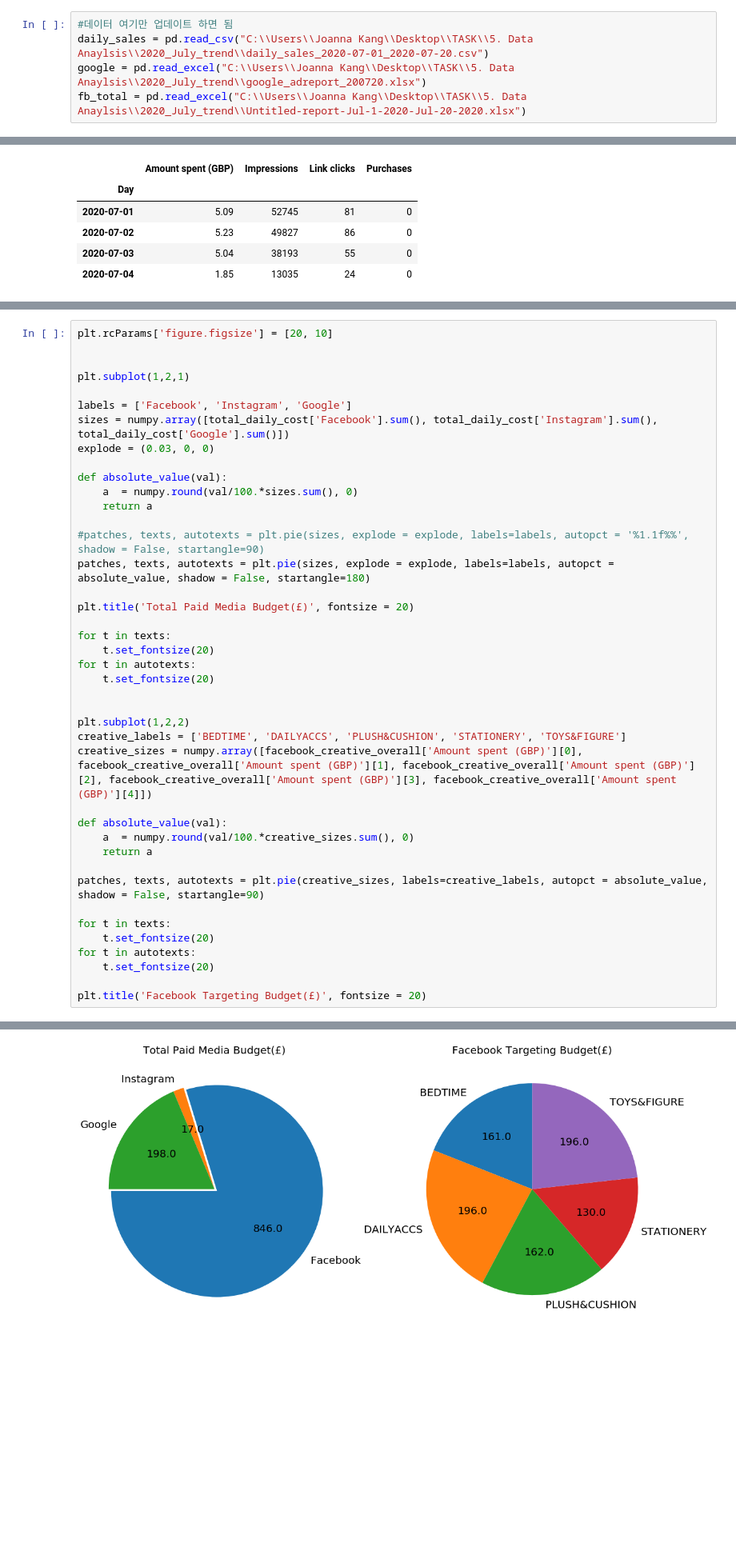
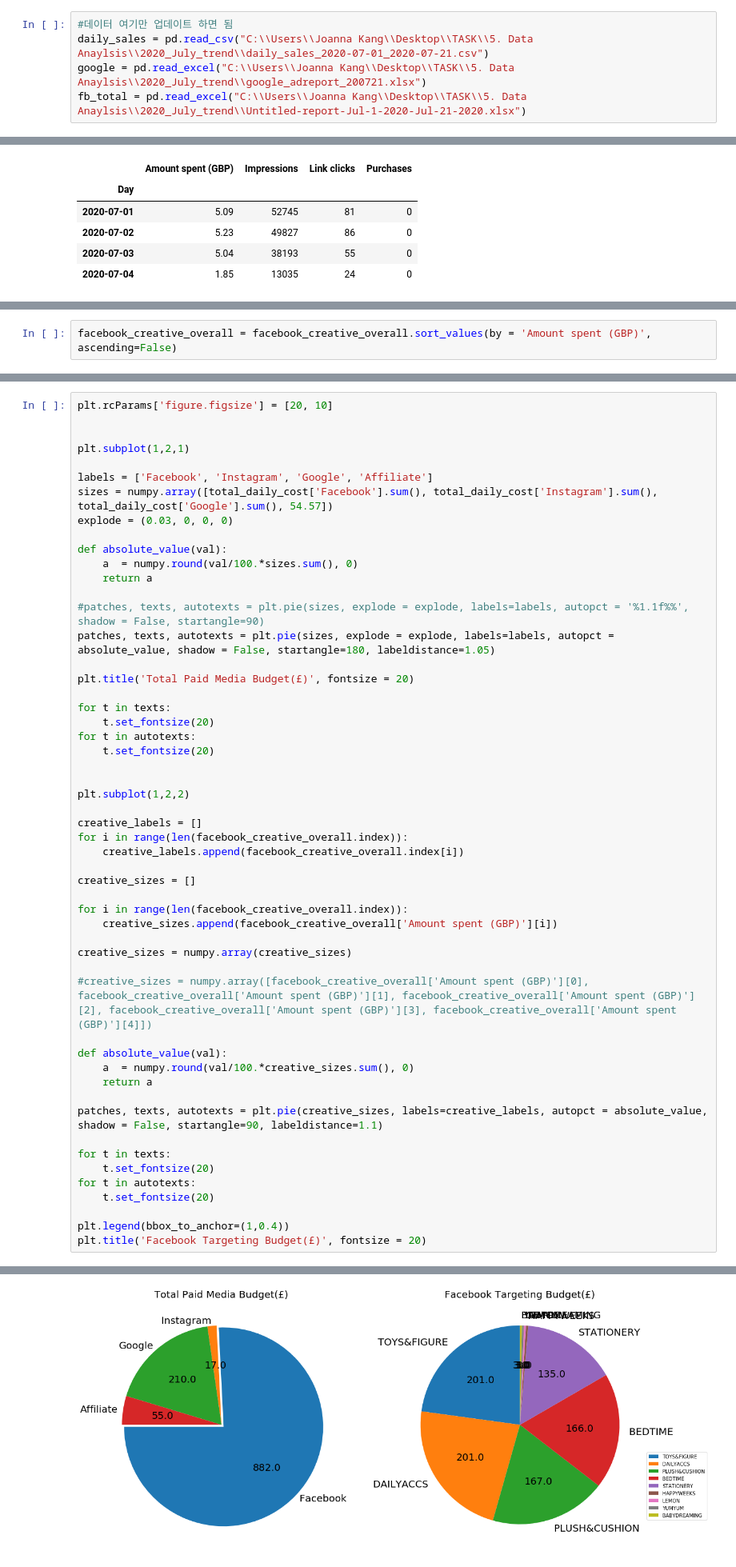
Before and after one commit to JoannaKang/kakao-commerce-data-analysis, a Jupyter notebook: Paid Raw Data.ipynb, the cells around one changed output, grey strips where cells are left out. Shown at 80% size. Drawn from its saved outputs; the diff is of its cells as text; blank space fills up the shorter version.

```diff
--- a/Paid Raw Data.ipynb
+++ b/Paid Raw Data.ipynb
@@ -4,9 +4,9 @@ import numpy as np
 import os
 # %%
 #데이터 여기만 업데이트 하면 됨
-daily_sales = pd.read_csv("C:\\Users\\Joanna Kang\\Desktop\\TASK\\5. Data Anaylsis\\2020_July_trend\\daily_sales_2020-07-01_2020-07-20.csv")
-google = pd.read_excel("C:\\Users\\Joanna Kang\\Desktop\\TASK\\5. Data Anaylsis\\2020_July_trend\\google_adreport_200720.xlsx")
-fb_total = pd.read_excel("C:\\Users\\Joanna Kang\\Desktop\\TASK\\5. Data Anaylsis\\2020_July_trend\\Untitled-report-Jul-1-2020-Jul-20-2020.xlsx")
+daily_sales = pd.read_csv("C:\\Users\\Joanna Kang\\Desktop\\TASK\\5. Data Anaylsis\\2020_July_trend\\daily_sales_2020-07-01_2020-07-21.csv")
+google = pd.read_excel("C:\\Users\\Joanna Kang\\Desktop\\TASK\\5. Data Anaylsis\\2020_July_trend\\google_adreport_200721.xlsx")
+fb_total = pd.read_excel("C:\\Users\\Joanna Kang\\Desktop\\TASK\\5. Data Anaylsis\\2020_July_trend\\Untitled-report-Jul-1-2020-Jul-21-2020.xlsx")
 # %%
 fb_total = fb_total.fillna(0)
 fb_total
@@ -398,0 +399,2 @@ import numpy
+# %%
+facebook_creative_overall = facebook_creative_overall.sort_values(by = 'Amount spent (GBP)', ascending=False)
@@ -402,41 +408,53 @@ plt.rcParams['figure.figsize'] = [20, 10]
 
 plt.subplot(1,2,1)
 
-labels = ['Facebook', 'Instagram', 'Google']
-sizes = numpy.array([total_daily_cost['Facebook'].sum(), total_daily_cost['Instagram'].sum(), total_daily_cost['Google'].sum()])
-explode = (0.03, 0, 0)
+labels = ['Facebook', 'Instagram', 'Google', 'Affiliate']
+sizes = numpy.array([total_daily_cost['Facebook'].sum(), total_daily_cost['Instagram'].sum(), total_daily_cost['Google'].sum(), 54.57])
+explode = (0.03, 0, 0, 0)
 
 def absolute_value(val):
     a  = numpy.round(val/100.*sizes.sum(), 0)
     return a
 
 #patches, texts, autotexts = plt.pie(sizes, explode = explode, labels=labels, autopct = '%1.1f%%', shadow = False, startangle=90)
-patches, texts, autotexts = plt.pie(sizes, explode = explode, labels=labels, autopct = absolute_value, shadow = False, startangle=180)
+patches, texts, autotexts = plt.pie(sizes, explode = explode, labels=labels, autopct = absolute_value, shadow = False, startangle=180, labeldistance=1.05)
 
 plt.title('Total Paid Media Budget(£)', fontsize = 20)
 
 for t in texts:
     t.set_fontsize(20)
 for t in autotexts:
     t.set_fontsize(20)
 
 
 plt.subplot(1,2,2)
-creative_labels = ['BEDTIME', 'DAILYACCS', 'PLUSH&CUSHION', 'STATIONERY', 'TOYS&FIGURE']
-creative_sizes = numpy.array([facebook_creative_overall['Amount spent (GBP)'][0], facebook_creative_overall['Amount spent (GBP)'][1], facebook_creative_overall['Amount spent (GBP)'][2], facebook_creative_overall['Amount spent (GBP)'][3], facebook_creative_overall['Amount spent (GBP)'][4]])
+
+creative_labels = []
+for i in range(len(facebook_creative_overall.index)):
+    creative_labels.append(facebook_creative_overall.index[i])
+
+creative_sizes = []
+
+for i in range(len(facebook_creative_overall.index)):
+    creative_sizes.append(facebook_creative_overall['Amount spent (GBP)'][i])
+
+creative_sizes = numpy.array(creative_sizes)
+
+#creative_sizes = numpy.array([facebook_creative_overall['Amount spent (GBP)'][0], facebook_creative_overall['Amount spent (GBP)'][1], facebook_creative_overall['Amount spent (GBP)'][2], facebook_creative_overall['Amount spent (GBP)'][3], facebook_creative_overall['Amount spent (GBP)'][4]])
 
 def absolute_value(val):
     a  = numpy.round(val/100.*creative_sizes.sum(), 0)
     return a
 
-patches, texts, autotexts = plt.pie(creative_sizes, labels=creative_labels, autopct = absolute_value, shadow = False, startangle=90)
+patches, texts, autotexts = plt.pie(creative_sizes, labels=creative_labels, autopct = absolute_value, shadow = False, startangle=90, labeldistance=1.1)
 
 for t in texts:
     t.set_fontsize(20)
 for t in autotexts:
     t.set_fontsize(20)
 
+plt.legend(bbox_to_anchor=(1,0.4))
 plt.title('Facebook Targeting Budget(£)', fontsize = 20)
 # %% [output]
 Text(0.5, 1.0, 'Facebook Targeting Budget(£)')
-[figure, old version]
+[figure, new version]
```
Also changed, not shown: parts of 20 cells of this notebook.
